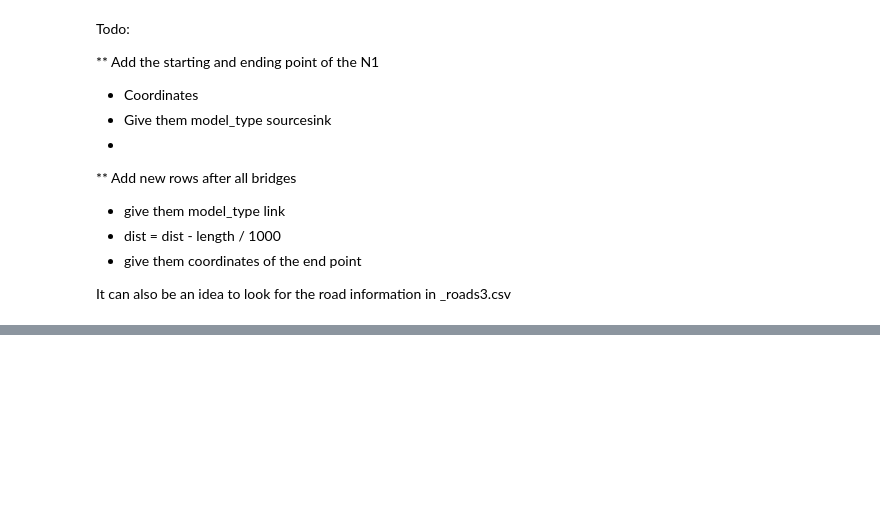
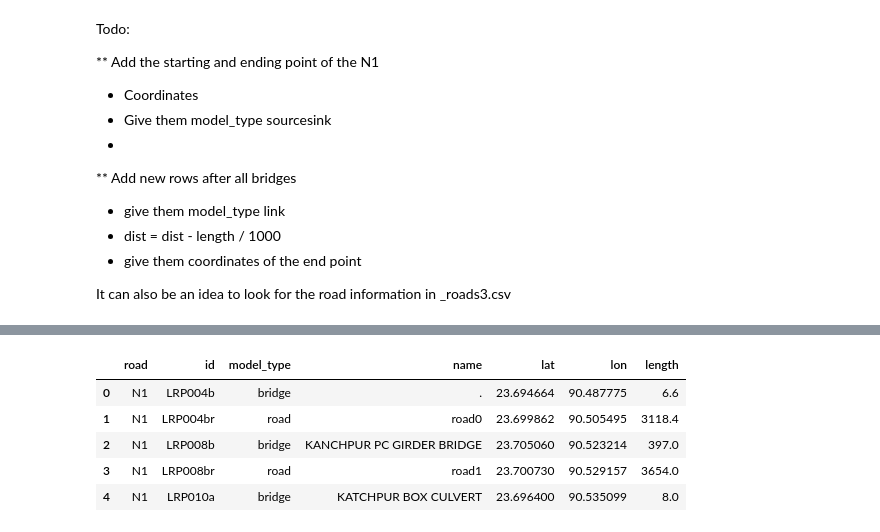
Before and after one commit to EwoutH/EPA1352-Adv-Simulation, a Jupyter notebook: EPA1352-G06-A2/notebooks/bridges_eda.ipynb, the cells around one changed output, grey strips where cells are left out. Saved outputs shown, nothing was run; the diff lists cells and outputs as text; code cells hidden in the pictures; blank space fills up the shorter version.

```diff
--- a/EPA1352-G06-A2/notebooks/bridges_eda.ipynb
+++ b/EPA1352-G06-A2/notebooks/bridges_eda.ipynb
@@ -141,0 +138,19 @@ TypeError: Index(...) must be called with a collection of some kind, 'model_type
+# %%
+# bridges[['LRPName', 'model_type', 'name', 'lat', 'lon', 'length']]
+bridges = bridges.reset_index()
+# %%
+cols = ['LRPName', 'model_type', 'name', 'lat', 'lon', 'length'] # Later column 'road' toevoegen.
+df = pd.DataFrame(columns=cols)
+for index, row in bridges.iterrows():
+    df = df.append(row[['LRPName', 'model_type', 'name', 'lat', 'lon', 'length']], ignore_index=True)
+    road_id = row['LRPName'] + 'r'
+    road_index = f'road{index}'
+    if index >= 616:
+        break
+    road_lat = (row['lat'] + bridges.iloc[index+1]['lat']) / 2
+    road_lon = (row['lon'] + bridges.iloc[index+1]['lon']) / 2
+    road_length = row['dist']*1000 - row['length']
+    new_row = {'LRPName' : road_id, 'model_type' : 'road', 'name' : road_index,
+               'lat' : road_lat, 'lon' : road_lon, 'length' : road_length}
+    df = df.append(new_row, ignore_index=True)
+df.head()
@@ -141,0 +164,13 @@ TypeError: Index(...) must be called with a collection of some kind, 'model_type
+# %%
+result = df.copy()
+result.rename(columns={'LRPName' : 'id'}, inplace=True)
+result['road'] = 'N1'
+result1 = result[['road', 'id', 'model_type', 'name', 'lat', 'lon', 'length']]
+result1.head()
+# %% [output]
+|  | road | id | model_type | name | lat | lon | length |
+| 0 | N1 | LRP004b | bridge | . | 23.694664 | 90.487775 | 6.6 |
+| 1 | N1 | LRP004br | road | road0 | 23.699862 | 90.505495 | 3118.4 |
+| 2 | N1 | LRP008b | bridge | KANCHPUR PC GIRDER BRIDGE | 23.705060 | 90.523214 | 397.0 |
+| 3 | N1 | LRP008br | road | road1 | 23.700730 | 90.529157 | 3654.0 |
+| 4 | N1 | LRP010a | bridge | KATCHPUR BOX CULVERT | 23.696400 | 90.535099 | 8.0 |
```
Also changed, not shown: parts of 5 cells of this notebook.
